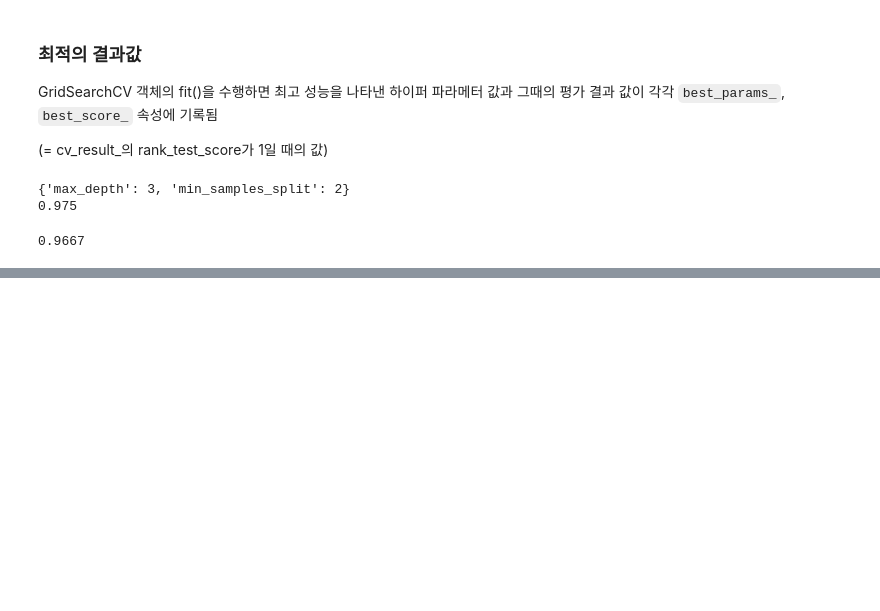
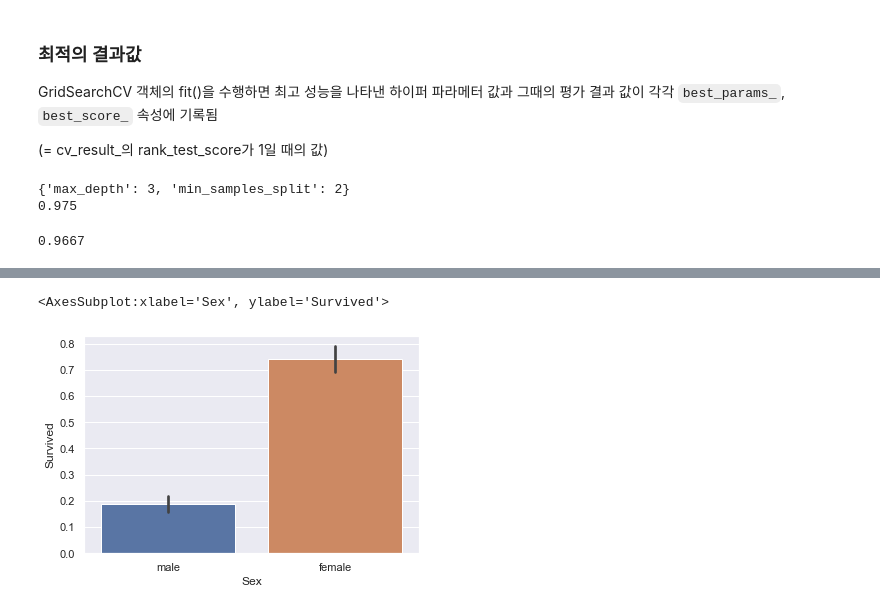
Before and after one commit to yejun-lee/Book_study, a Jupyter notebook: Python Machine Learning/02. 사이킷런으로 시작하는 머신러닝.ipynb, the cells around one changed output, grey strips where cells are left out. Cells and saved outputs as stored; diff of their text form; code cells hidden in the pictures; blank space fills up the shorter version.

```diff
--- a/Python Machine Learning/02. 사이킷런으로 시작하는 머신러닝.ipynb
+++ b/Python Machine Learning/02. 사이킷런으로 시작하는 머신러닝.ipynb
@@ -539,0 +832,4 @@ round(accuracy_score(y_test, pred), 4)
+# %%
+titanic = pd.read_csv('C:/Users/user/seaborn-data/titanic_train_kaggle.csv')
+
+titanic.info()
@@ -539,0 +878,6 @@ round(accuracy_score(y_test, pred), 4)
+# %%
+sns.set(rc={'figure.facecolor':'white'})
+sns.barplot(x='Sex', y='Survived', data=titanic)
+# %% [output]
+<AxesSubplot:xlabel='Sex', ylabel='Survived'>
+[figure, added]
```
Also changed, not shown: parts of 33 cells of this notebook.
